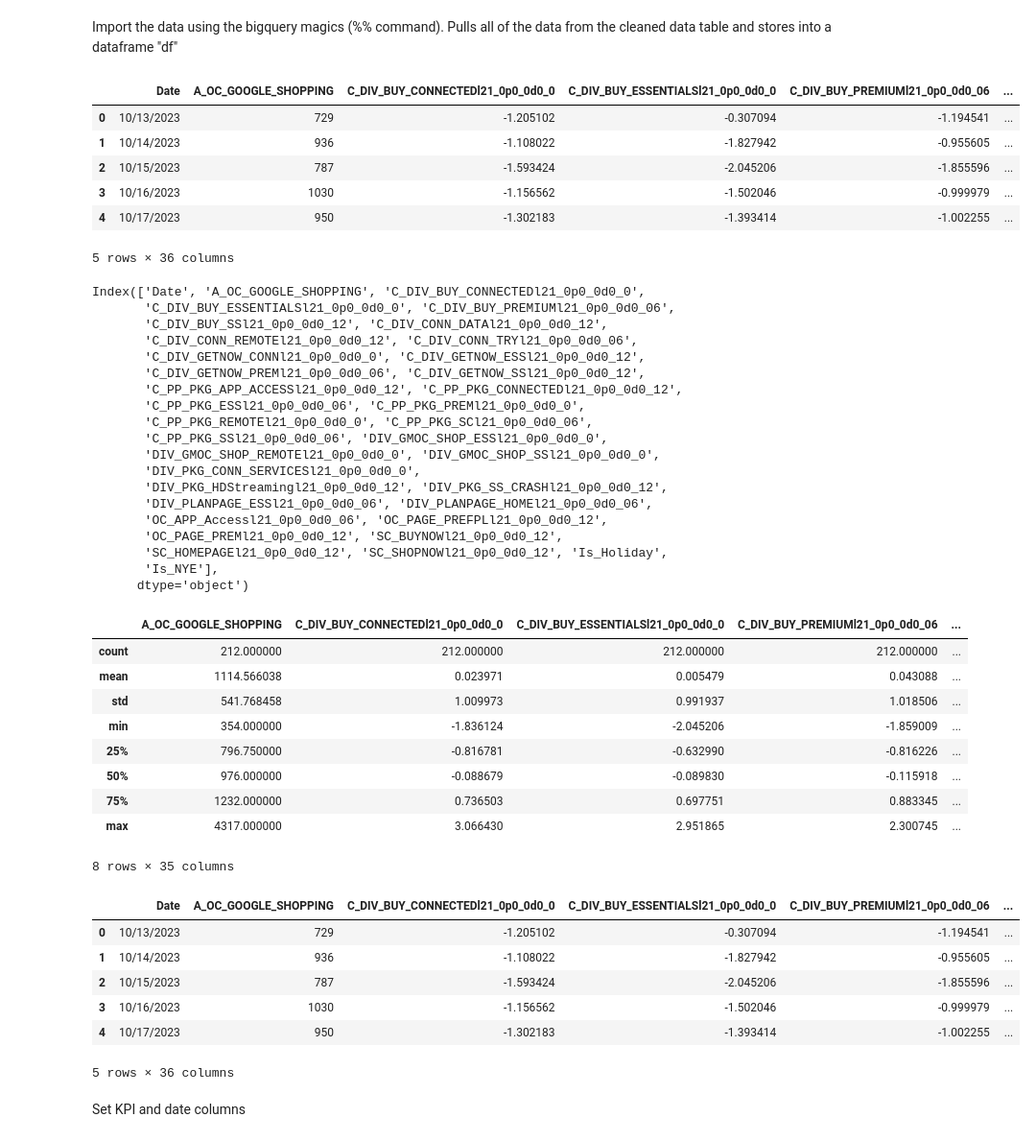
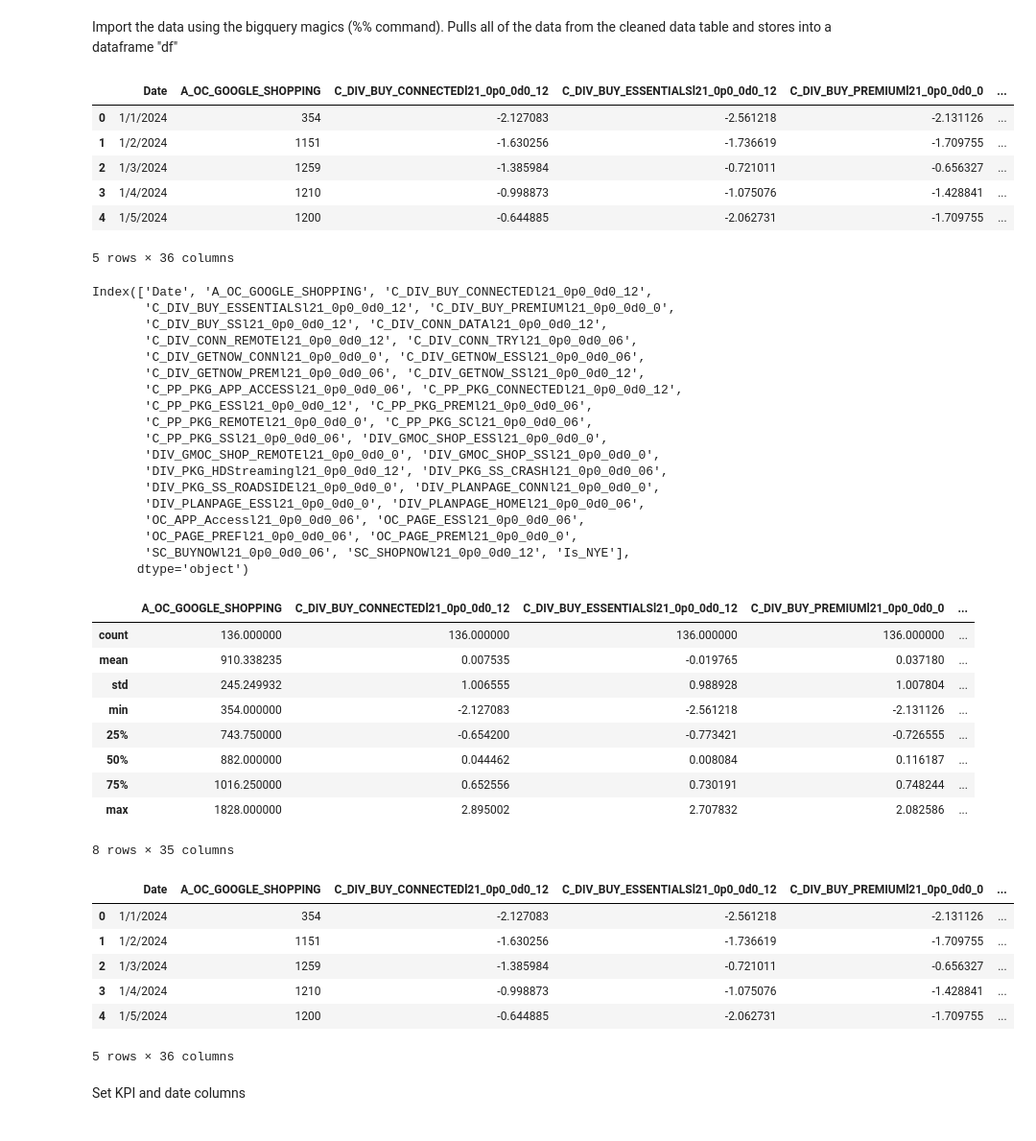
Before and after one commit to zzWIInTer/zz_onstar_rba, a Jupyter notebook: Boosted Trees Regression (BQML).ipynb, the cells around one changed output. Shown at 96% size. Saved outputs shown, nothing was run; the diff lists cells and outputs as text; code cells hidden in the pictures.

```diff
--- a/Boosted Trees Regression (BQML).ipynb
+++ b/Boosted Trees Regression (BQML).ipynb
@@ -114,67 +114,67 @@ Pulls all of the data from the cleaned data table and stores into a dataframe "d
 # %%
 #update file name
 #file_name = 'https://raw.githubusercontent.com/zzWIInTer/zz_onstar_rba/master/final_cleaned_data.csv'
-file_name = 'https://raw.githubusercontent.com/zzWIInTer/zz_onstar_rba/master/final_cleaned_data_0708.csv'
+#file_name = 'https://raw.githubusercontent.com/zzWIInTer/zz_onstar_rba/master/final_cleaned_data_0708.csv'
+file_name = 'https://raw.githubusercontent.com/zzWIInTer/zz_onstar_rba/master/FY2024_final_cleaned_data_0725.csv'
 df_raw = pd.read_csv(file_name)
 df_raw.fillna(0, inplace=True)
 
 
 #df = df_raw.drop(columns = ['DIV_WYG_PPl21_0p0_0d0_12']).copy()
 df = df_raw.copy()
 
 df.head()
 # %% [output]
-|  | Date | A_OC_GOOGLE_SHOPPING | C_DIV_BUY_CONNECTEDl21_0p0_0d0_0 | C_DIV_BUY_ESSENTIALSl21_0p0_0d0_0 | C_DIV_BUY_PREMIUMl21_0p0_0d0_06 | ... |
-| 0 | 10/13/2023 | 729 | -1.205102 | -0.307094 | -1.194541 | ... |
-| 1 | 10/14/2023 | 936 | -1.108022 | -1.827942 | -0.955605 | ... |
-| 2 | 10/15/2023 | 787 | -1.593424 | -2.045206 | -1.855596 | ... |
-| 3 | 10/16/2023 | 1030 | -1.156562 | -1.502046 | -0.999979 | ... |
-| 4 | 10/17/2023 | 950 | -1.302183 | -1.393414 | -1.002255 | ... |
+|  | Date | A_OC_GOOGLE_SHOPPING | C_DIV_BUY_CONNECTEDl21_0p0_0d0_12 | C_DIV_BUY_ESSENTIALSl21_0p0_0d0_12 | C_DIV_BUY_PREMIUMl21_0p0_0d0_0 | ... |
+| 0 | 1/1/2024 | 354 | -2.127083 | -2.561218 | -2.131126 | ... |
+| 1 | 1/2/2024 | 1151 | -1.630256 | -1.736619 | -1.709755 | ... |
+| 2 | 1/3/2024 | 1259 | -1.385984 | -0.721011 | -0.656327 | ... |
+| 3 | 1/4/2024 | 1210 | -0.998873 | -1.075076 | -1.428841 | ... |
+| 4 | 1/5/2024 | 1200 | -0.644885 | -2.062731 | -1.709755 | ... |
 5 rows × 36 columns
 # %%
 df.columns
 # %% [output]
-Index(['Date', 'A_OC_GOOGLE_SHOPPING', 'C_DIV_BUY_CONNECTEDl21_0p0_0d0_0',
-       'C_DIV_BUY_ESSENTIALSl21_0p0_0d0_0', 'C_DIV_BUY_PREMIUMl21_0p0_0d0_06',
+Index(['Date', 'A_OC_GOOGLE_SHOPPING', 'C_DIV_BUY_CONNECTEDl21_0p0_0d0_12',
+       'C_DIV_BUY_ESSENTIALSl21_0p0_0d0_12', 'C_DIV_BUY_PREMIUMl21_0p0_0d0_0',
        'C_DIV_BUY_SSl21_0p0_0d0_12', 'C_DIV_CONN_DATAl21_0p0_0d0_12',
        'C_DIV_CONN_REMOTEl21_0p0_0d0_12', 'C_DIV_CONN_TRYl21_0p0_0d0_06',
-       'C_DIV_GETNOW_CONNl21_0p0_0d0_0', 'C_DIV_GETNOW_ESSl21_0p0_0d0_12',
+       'C_DIV_GETNOW_CONNl21_0p0_0d0_0', 'C_DIV_GETNOW_ESSl21_0p0_0d0_06',
        'C_DIV_GETNOW_PREMl21_0p0_0d0_06', 'C_DIV_GETNOW_SSl21_0p0_0d0_12',
-       'C_PP_PKG_APP_ACCESSl21_0p0_0d0_12', 'C_PP_PKG_CONNECTEDl21_0p0_0d0_12',
-       'C_PP_PKG_ESSl21_0p0_0d0_06', 'C_PP_PKG_PREMl21_0p0_0d0_0',
+       'C_PP_PKG_APP_ACCESSl21_0p0_0d0_06', 'C_PP_PKG_CONNECTEDl21_0p0_0d0_12',
+       'C_PP_PKG_ESSl21_0p0_0d0_12', 'C_PP_PKG_PREMl21_0p0_0d0_06',
        'C_PP_PKG_REMOTEl21_0p0_0d0_0', 'C_PP_PKG_SCl21_0p0_0d0_06',
        'C_PP_PKG_SSl21_0p0_0d0_06', 'DIV_GMOC_SHOP_ESSl21_0p0_0d0_0',
        'DIV_GMOC_SHOP_REMOTEl21_0p0_0d0_0', 'DIV_GMOC_SHOP_SSl21_0p0_0d0_0',
-       'DIV_PKG_CONN_SERVICESl21_0p0_0d0_0',
-       'DIV_PKG_HDStreamingl21_0p0_0d0_12', 'DIV_PKG_SS_CRASHl21_0p0_0d0_12',
-       'DIV_PLANPAGE_ESSl21_0p0_0d0_06', 'DIV_PLANPAGE_HOMEl21_0p0_0d0_06',
-       'OC_APP_Accessl21_0p0_0d0_06', 'OC_PAGE_PREFPLl21_0p0_0d0_12',
-       'OC_PAGE_PREMl21_0p0_0d0_12', 'SC_BUYNOWl21_0p0_0d0_12',
-       'SC_HOMEPAGEl21_0p0_0d0_12', 'SC_SHOPNOWl21_0p0_0d0_12', 'Is_Holiday',
-       'Is_NYE'],
+       'DIV_PKG_HDStreamingl21_0p0_0d0_12', 'DIV_PKG_SS_CRASHl21_0p0_0d0_06',
+       'DIV_PKG_SS_ROADSIDEl21_0p0_0d0_0', 'DIV_PLANPAGE_CONNl21_0p0_0d0_0',
+       'DIV_PLANPAGE_ESSl21_0p0_0d0_0', 'DIV_PLANPAGE_HOMEl21_0p0_0d0_06',
+       'OC_APP_Accessl21_0p0_0d0_06', 'OC_PAGE_ESSl21_0p0_0d0_06',
+       'OC_PAGE_PREFl21_0p0_0d0_06', 'OC_PAGE_PREMl21_0p0_0d0_0',
+       'SC_BUYNOWl21_0p0_0d0_06', 'SC_SHOPNOWl21_0p0_0d0_12', 'Is_NYE'],
       dtype='object')
 # %%
 df.describe()
 # %% [output]
-|  | A_OC_GOOGLE_SHOPPING | C_DIV_BUY_CONNECTEDl21_0p0_0d0_0 | C_DIV_BUY_ESSENTIALSl21_0p0_0d0_0 | C_DIV_BUY_PREMIUMl21_0p0_0d0_06 | ... |
-| count | 212.000000 | 212.000000 | 212.000000 | 212.000000 | ... |
-| mean | 1114.566038 | 0.023971 | 0.005479 | 0.043088 | ... |
-| std | 541.768458 | 1.009973 | 0.991937 | 1.018506 | ... |
-| min | 354.000000 | -1.836124 | -2.045206 | -1.859009 | ... |
-| 25% | 796.750000 | -0.816781 | -0.632990 | -0.816226 | ... |
-| 50% | 976.000000 | -0.088679 | -0.089830 | -0.115918 | ... |
-| 75% | 1232.000000 | 0.736503 | 0.697751 | 0.883345 | ... |
-| max | 4317.000000 | 3.066430 | 2.951865 | 2.300745 | ... |
+|  | A_OC_GOOGLE_SHOPPING | C_DIV_BUY_CONNECTEDl21_0p0_0d0_12 | C_DIV_BUY_ESSENTIALSl21_0p0_0d0_12 | C_DIV_BUY_PREMIUMl21_0p0_0d0_0 | ... |
+| count | 136.000000 | 136.000000 | 136.000000 | 136.000000 | ... |
+| mean | 910.338235 | 0.007535 | -0.019765 | 0.037180 | ... |
+| std | 245.249932 | 1.006555 | 0.988928 | 1.007804 | ... |
+| min | 354.000000 | -2.127083 | -2.561218 | -2.131126 | ... |
+| 25% | 743.750000 | -0.654200 | -0.773421 | -0.726555 | ... |
+| 50% | 882.000000 | 0.044462 | 0.008084 | 0.116187 | ... |
+| 75% | 1016.250000 | 0.652556 | 0.730191 | 0.748244 | ... |
+| max | 1828.000000 | 2.895002 | 2.707832 | 2.082586 | ... |
 8 rows × 35 columns
 # %%
 df.head()
 # %% [output]
-|  | Date | A_OC_GOOGLE_SHOPPING | C_DIV_BUY_CONNECTEDl21_0p0_0d0_0 | C_DIV_BUY_ESSENTIALSl21_0p0_0d0_0 | C_DIV_BUY_PREMIUMl21_0p0_0d0_06 | ... |
-| 0 | 10/13/2023 | 729 | -1.205102 | -0.307094 | -1.194541 | ... |
-| 1 | 10/14/2023 | 936 | -1.108022 | -1.827942 | -0.955605 | ... |
-| 2 | 10/15/2023 | 787 | -1.593424 | -2.045206 | -1.855596 | ... |
-| 3 | 10/16/2023 | 1030 | -1.156562 | -1.502046 | -0.999979 | ... |
-| 4 | 10/17/2023 | 950 | -1.302183 | -1.393414 | -1.002255 | ... |
+|  | Date | A_OC_GOOGLE_SHOPPING | C_DIV_BUY_CONNECTEDl21_0p0_0d0_12 | C_DIV_BUY_ESSENTIALSl21_0p0_0d0_12 | C_DIV_BUY_PREMIUMl21_0p0_0d0_0 | ... |
+| 0 | 1/1/2024 | 354 | -2.127083 | -2.561218 | -2.131126 | ... |
+| 1 | 1/2/2024 | 1151 | -1.630256 | -1.736619 | -1.709755 | ... |
+| 2 | 1/3/2024 | 1259 | -1.385984 | -0.721011 | -0.656327 | ... |
+| 3 | 1/4/2024 | 1210 | -0.998873 | -1.075076 | -1.428841 | ... |
+| 4 | 1/5/2024 | 1200 | -0.644885 | -2.062731 | -1.709755 | ... |
 5 rows × 36 columns
 # %% [markdown]
 Set KPI and date columns
```
Also changed, not shown: parts of 4 cells of this notebook.
